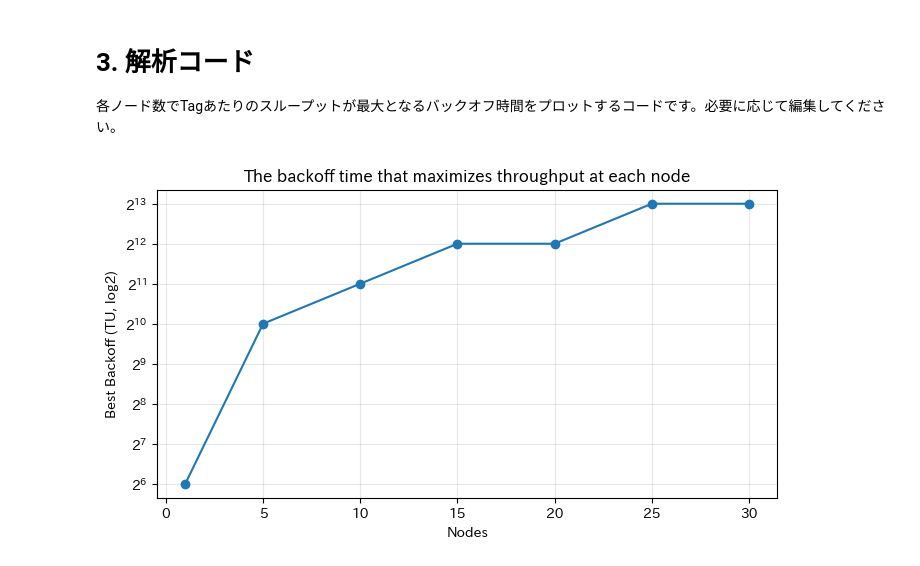
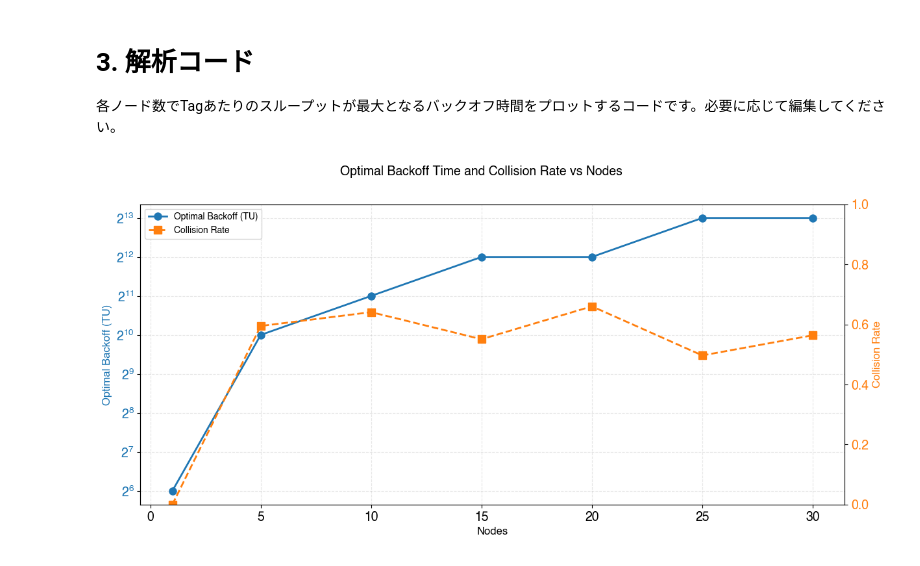
Before and after one commit to yokota-cronos/2026_commun-letter_pim_for_NFC, a Jupyter notebook: optimal_backoff.ipynb, the cells around one changed output. Saved outputs shown, nothing was run; the diff lists cells and outputs as text; code cells hidden in the pictures.

Commit message:
plot file

```diff
--- a/optimal_backoff.ipynb
+++ b/optimal_backoff.ipynb
@@ -18,31 +18,34 @@ from matplotlib.backends.backend_pdf import PdfPages
 LOG_DIR = Path("tsv/optimal_backoff_20260428")
 
 # PDF出力先
-OUTPUT_DIR = Path("img/analysis")
-COLLISION_RATE_PDF = OUTPUT_DIR / "collision_rate_comparison_optimal_backoff.pdf"
-THROUGHPUT_PER_NODE_BPS_PDF = OUTPUT_DIR / "throughput_per_node_bps_comparison_optimal_backoff.pdf"
+OUTPUT_DIR = Path("img/takahashi")
+# COLLISION_RATE_PDF = OUTPUT_DIR / "collision_rate_comparison_optimal_backoff.pdf"
+# THROUGHPUT_PER_NODE_BPS_PDF = OUTPUT_DIR / "throughput_per_node_bps_comparison_optimal_backoff.pdf"
+COMPARISON_PDF = OUTPUT_DIR / "optimal_backoff_collision_rate_comparison.pdf"
 # %% [markdown]
 # 3. 解析コード
 各ノード数でTagあたりのスループットが最大となるバックオフ時間をプロットするコードです。必要に応じて編集してください。
 # %%
 # ノード／バックオフの期待値（必要に応じて編集）
 nodes = [1, 5, 10, 15, 20, 25, 30]
-backoffs = [64,128,256,512,1024,2048,4096,8192,16384]
+backoffs = [64, 128, 256, 512, 1024, 2048, 4096, 8192, 16384]
 
 
 def load_events(path: Path) -> pd.DataFrame:
-    df = pd.read_csv(path, sep='	')
+    df = pd.read_csv(path, sep='\t')
     df['time_tu'] = pd.to_numeric(df['time_tu'], errors='coerce')
     df['round'] = pd.to_numeric(df['round'], errors='coerce').astype('Int64')
     df['event'] = df['event'].astype(str)
     df['result'] = df['result'].astype(str)
     return df
 
+
 def load_config(path: Path) -> dict:
     if not path.exists():
         return {}
     with path.open('r', encoding='utf-8') as f:
         return yaml.safe_load(f)
+
 
 rows = []
 LOG_DIR = Path(LOG_DIR)
@@ -52,16 +55,13 @@ if not LOG_DIR.exists():
 for n in nodes:
     node_dir = LOG_DIR / f'node_{n}'
     if not node_dir.exists():
-        # skip missing node dirs but continue
         print('missing', node_dir)
         continue
 
-    # try to load config from node dir, fallback to parent
     cfg = load_config(node_dir / 'config.yaml') or load_config(LOG_DIR / 'config.yaml')
-    data_bits = float(cfg.get('data_bits', cfg.get('data_bits', 128)))
-    tu_sec = float(cfg.get('tu', cfg.get('tu', 0.0001)))
+    data_bits = float(cfg.get('data_bits', 128))
+    tu_sec = float(cfg.get('tu', 0.0001))
 
-    # list candidate files in node_dir matching *_<backoff>.tsv (events/evens tolerant)
     for path in sorted(node_dir.glob('*_*tsv')):
         m = re.search(r'_(\d+)\.tsv$', path.name)
         if not m:
@@ -72,49 +72,87 @@ for n in nodes:
 
         events = load_events(path)
         if events.empty:
             continue
 
-        # success mask: PIM uses 'rx_success'
         success_mask = events['event'] == 'rx_success'
         successes = int(success_mask.sum())
 
-        # average per-round timing like summarize_protocol
+        collisions = int((events['event'] == 'collision').sum())
+        total_attempts = int((events['event'] == 'tx_preamble').sum())
+        collision_rate = (collisions / total_attempts) if total_attempts > 0 else 0.0
+
         round_last = events.groupby('round')['time_tu'].max()
         num_rounds = int(round_last.shape[0]) if round_last.shape[0] > 0 else 0
         avg_round_tu = float(round_last.mean()) if num_rounds > 0 else 0.0
         avg_round_sec = avg_round_tu * tu_sec if avg_round_tu > 0 else 0.0
         avg_successes_per_round = (successes / num_rounds) if num_rounds > 0 else 0.0
 
         throughput_bps = (avg_successes_per_round * data_bits / avg_round_sec) if avg_round_sec > 0 else 0.0
         throughput_per_tag_bps = (throughput_bps / n) if n > 0 else 0.0
 
-        rows.append({'nodes': n, 'backoff': b, 'throughput_per_tag_bps': throughput_per_tag_bps})
+        rows.append({
+            'nodes': n,
+            'backoff': b,
+            'collision_rate': collision_rate,
+            'throughput_per_tag_bps': throughput_per_tag_bps,
+        })
 
-# 結果をDataFrame化
+
 df = pd.DataFrame(rows)
 if df.empty:
     raise RuntimeError('No event files processed; check LOG_DIR and naming patterns')
 
-# 各ノードで最大スループットとなるバックオフを選定
 best = df.loc[df.groupby('nodes')['throughput_per_tag_bps'].idxmax()].sort_values('nodes')
 
-# プロット: ノード対最適バックオフ（対数スケール表示）
-fig, ax = plt.subplots(figsize=(8,4))
-ax.plot(best['nodes'], best['backoff'], marker='o')
-ax.set_xscale('linear')
-ax.set_yscale('log', base=2)
-ax.set_xlabel('Nodes')
-ax.set_ylabel('Best Backoff (TU, log2)')
-ax.set_title('The backoff time that maximizes throughput at each node')
-ax.grid(alpha=0.3)
+fig, ax1 = plt.subplots(figsize=(14, 6))
+
+# 左軸: 最適バックオフ
+color_backoff = '#1f77b4'
+ax1.plot(
+    best['nodes'],
+    best['backoff'],
+    marker='o',
+    label='Optimal Backoff (TU)',
+    color=color_backoff,
+    linestyle='-',
+    linewidth=2,
+    markersize=8,
+)
+ax1.set_xlabel('Nodes', fontsize=12)
+ax1.set_ylabel('Optimal Backoff (TU)', fontsize=12, color=color_backoff)
+ax1.set_yscale('log', base=2)
+ax1.tick_params(axis='y', labelcolor=color_backoff)
+ax1.grid(alpha=0.3, linestyle='--')
+
+# 右軸: 衝突率
+ax2 = ax1.twinx()
+color_collision = '#ff7f0e'
+ax2.plot(
+    best['nodes'],
+    best['collision_rate'],
+    marker='s',
+    label='Collision Rate',
+    color=color_collision,
+    linestyle='--',
+    linewidth=2,
+    markersize=8,
+)
+ax2.set_ylabel('Collision Rate', fontsize=12, color=color_collision)
+ax2.set_ylim(0.0, 1.0)
+ax2.tick_params(axis='y', labelcolor=color_collision)
+
+fig.suptitle('Optimal Backoff Time and Collision Rate vs Nodes', fontsize=14, fontweight='bold')
+
+lines1, labels1 = ax1.get_legend_handles_labels()
+lines2, labels2 = ax2.get_legend_handles_labels()
+ax1.legend(lines1 + lines2, labels1 + labels2, loc='best', fontsize=10)
 
 OUTPUT_DIR.mkdir(parents=True, exist_ok=True)
-with PdfPages(THROUGHPUT_PER_NODE_BPS_PDF) as pdf:
+with PdfPages(COMPARISON_PDF) as pdf:
     pdf.savefig(fig, bbox_inches='tight')
 plt.show()
 
-# 表示: best と元データ（任意）
-print('Best backoff per node (nodes, backoff, throughput_per_tag_bps):')
-print(best[['nodes','backoff','throughput_per_tag_bps']].to_string(index=False))
+print('Best backoff per node (nodes, backoff, collision_rate, throughput_per_tag_bps):')
+print(best[['nodes', 'backoff', 'collision_rate', 'throughput_per_tag_bps']].to_string(index=False))
 # %% [output]
-[figure, old version]
+[figure, new version]
```
Also changed, not shown: parts of 1 cell of this notebook, 5 other files.
